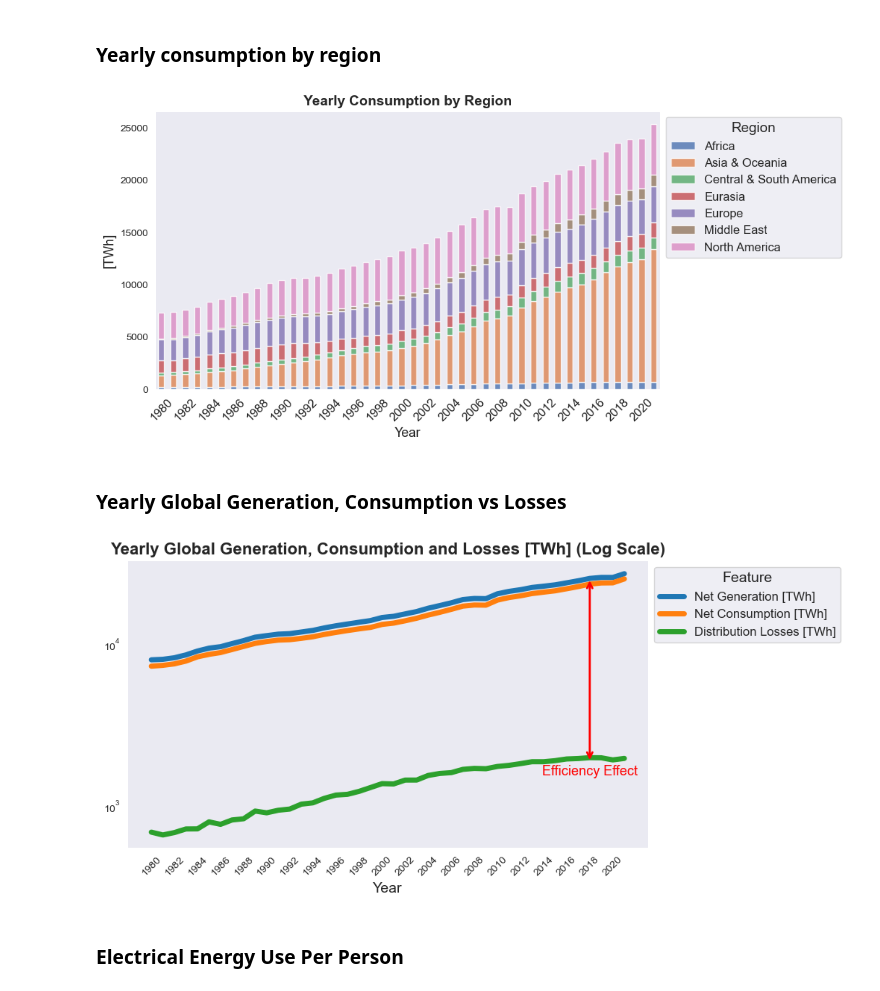
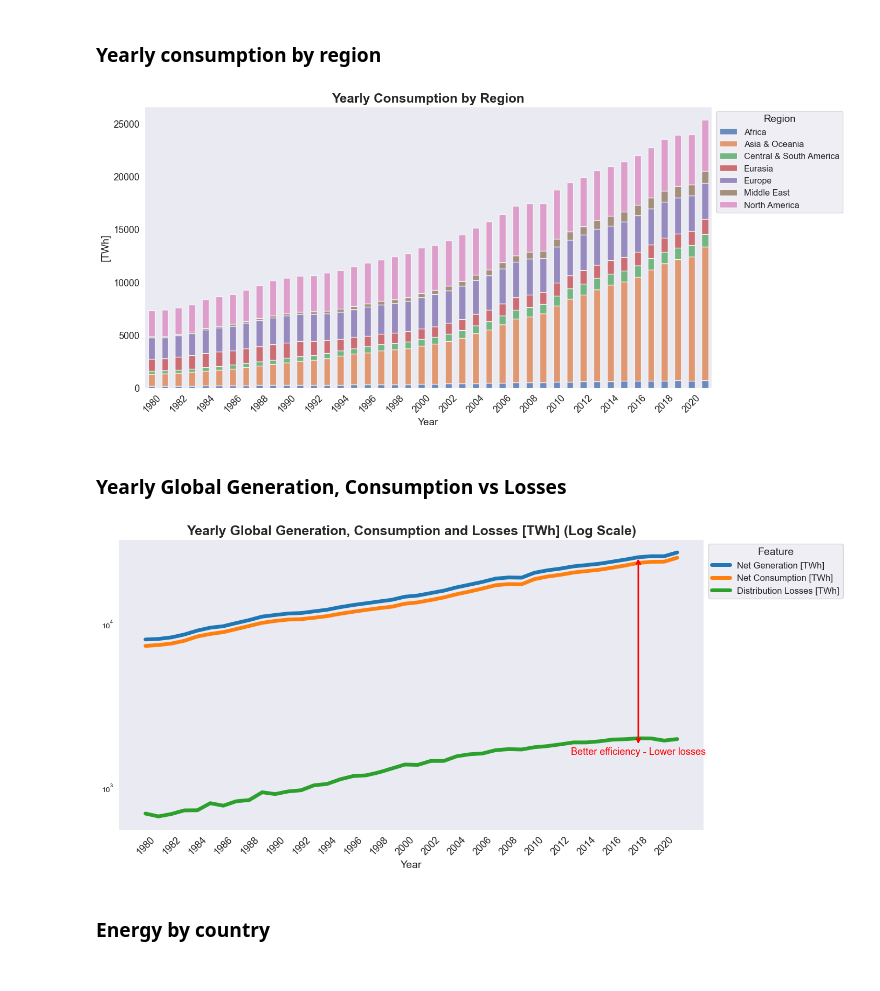
Before and after one commit to endritmustafa96/Global-Electricity-Consumption, a Jupyter notebook: 1. Notebook/Global_Electricity_Consumption.ipynb, the cells around one changed output. Drawn from its saved outputs; the diff is of its cells as text; code cells hidden in the pictures.

```diff
--- a/1. Notebook/Global_Electricity_Consumption.ipynb
+++ b/1. Notebook/Global_Electricity_Consumption.ipynb
@@ -548,29 +526,32 @@ plt.show()
 # %%
 # Calculating the yearly consumption per region
 
 yearly_consumption_by_region = df_processed_final.groupby(['Year', 'Region'])['Net Consumption [TWh]'].sum().unstack()
 
 # Defining custom colors for the bar chart
 custom_colors = sns.color_palette("deep")
 
 # Plotting the bar chart using matplotlib
-ax = yearly_consumption_by_region.plot(kind='bar', stacked=True, figsize=(9, 5), alpha=0.8, color=custom_colors)
+ax = yearly_consumption_by_region.plot(kind='bar', stacked=True, figsize=(14, 7), alpha=0.8, color=custom_colors)
 
-plt.title('Yearly Consumption by Region', fontsize=14, fontweight='bold')
+plt.title('Yearly Consumption by Region', fontsize=18, fontweight='bold')
 
 # plt.xticks(list(range(1980, 2021, 2)), rotation=45)
-plt.xticks(list(range(0, 42, 2)), rotation=45, fontsize=12)
-plt.xlabel('Year', fontsize=13)
+plt.xticks(list(range(0, 42, 2)), rotation=45, fontsize=13)
+plt.xlabel('Year', fontsize=14)
 
-plt.yticks(fontsize=10)
-plt.ylabel('[TWh]', fontsize=13)
+plt.yticks(fontsize=13)
+plt.ylabel('[TWh]', fontsize=14)
 
 # Customizing the legend
 plt.legend(title='Region', title_fontsize='14', fontsize='12', loc='upper left', bbox_to_anchor=(1, 1))
 
+# Saving the plot
+# plt.savefig('../3. Report/4_YearlyConsRatio.jpg', bbox_inches='tight')
+
 plt.show()
 # %% [output]
-[figure, old version]
+[figure, new version]
 # %% [markdown]
 ### Yearly Global Generation, Consumption vs Losses
 # %%
@@ -578,14 +559,14 @@ plt.show()
 global_losses_yearly = df_processed_final.groupby('Year')[['Net Generation [TWh]','Net Consumption [TWh]', 'Distribution Losses [TWh]']].sum()
 
 # Plot for yearly global consumption with logarithmic scale
-ax = global_losses_yearly.plot(kind='line', figsize=(9,5), lw=5, logy=True)
+ax = global_losses_yearly.plot(kind='line', figsize=(14,7), lw=5, logy=True)
 
 # Additional formatting
-ax.set_title('Yearly Global Generation, Consumption and Losses [TWh] (Log Scale)', fontsize=16, fontweight='bold')
+ax.set_title('Yearly Global Generation, Consumption and Losses [TWh] (Log Scale)', fontsize=18, fontweight='bold')
 ax.set_xlabel('Year', fontsize=14)
 ax.set_ylabel('', fontsize=14)
 ax.set_xticks(list(range(1980, 2021, 2)))
-ax.set_xticklabels(list(range(1980, 2021, 2)), rotation=45)
+ax.set_xticklabels(list(range(1980, 2021, 2)), rotation=45, fontsize=13)
 
 # Customizing the legend
 ax.legend(title='Feature', title_fontsize='14', fontsize='12', loc='upper left', bbox_to_anchor=(1, 1))
@@ -598,13 +579,13 @@ arrow_properties = dict(facecolor='red', edgecolor='red', arrowstyle='<->', lw=2
 x_value = 2018
 y_value_gen = global_losses_yearly.loc[x_value, 'Net Generation [TWh]']
 y_value_losses = global_losses_yearly.loc[x_value, 'Distribution Losses [TWh]']
-ax.annotate('Efficiency Effect', xy=(x_value, y_value_gen), xytext=(x_value, y_value_losses-350),
+ax.annotate('Better efficiency - Lower losses', xy=(x_value, y_value_gen), xytext=(x_value, y_value_losses-350),
             arrowprops=arrow_properties, fontsize=13, ha='center', va='center', color='red')
 
+#Saving the plot
+# plt.savefig('../3. Report/5_YearlyLosses.jpg', bbox_inches='tight')
 
 # Show the plot
 plt.show()
 # %% [output]
-[figure, old version]
+[figure, new version]
-# %% [markdown]
-### Electrical Energy Use Per Person
@@ -613,3 +592,5 @@ import geopandas as gpd
+# %% [markdown]
+### Energy by country
 # %%
 # Reading a world map GeoDataFrame using geopandas
 
```
Also changed, not shown: parts of 45 cells of this notebook.
